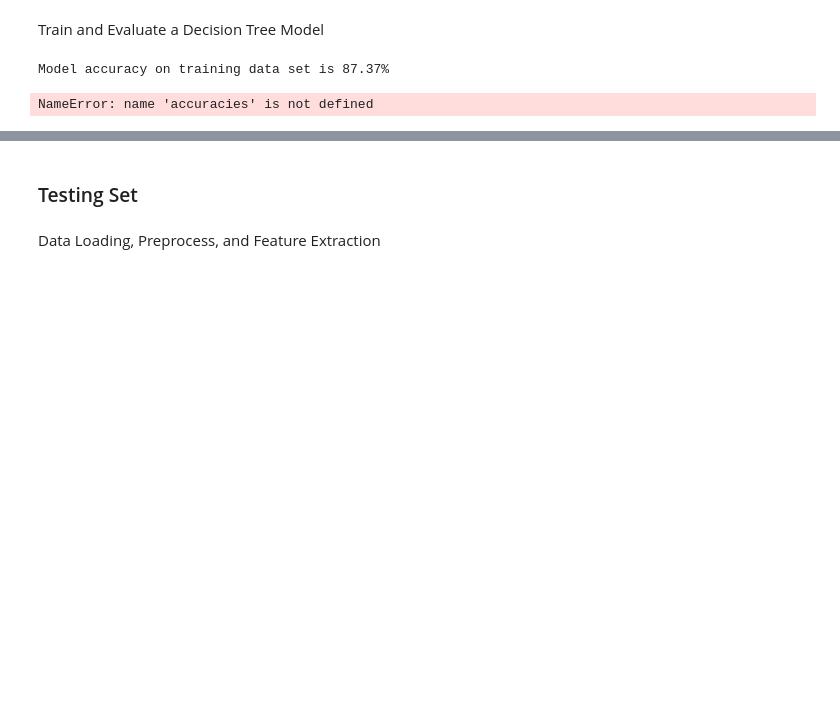
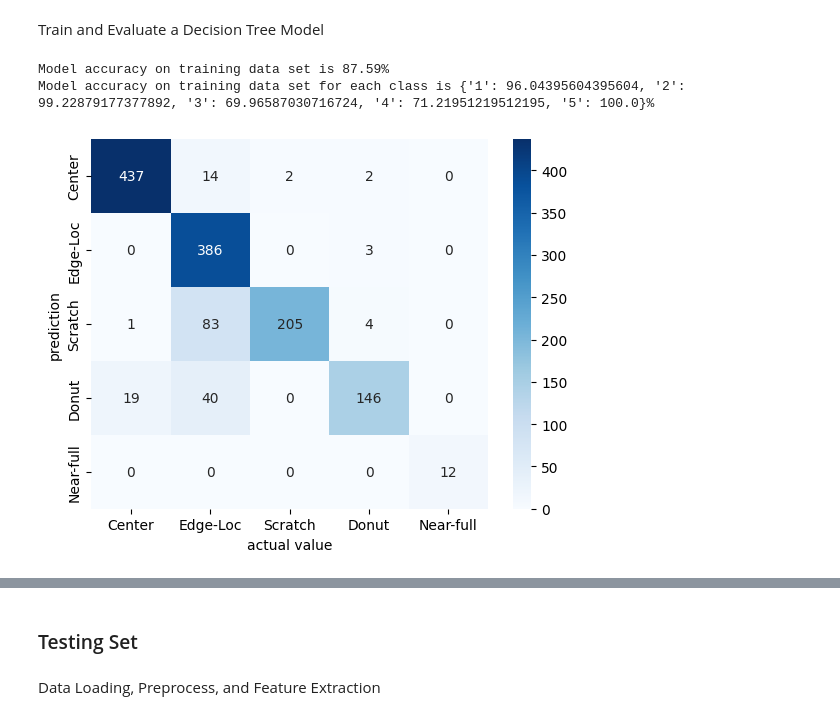
Before and after one commit to JNewman-cell/WaferMapMachineLearningClassification, a Jupyter notebook: ECE_157A_272A_F22_Homework2/ECE_157A_272A_F22_Homework2.ipynb, the cells around one changed output, grey strips where cells are left out. Saved outputs shown, nothing was run; the diff lists cells and outputs as text; code cells hidden in the pictures; blank space fills up the shorter version.

```diff
--- a/ECE_157A_272A_F22_Homework2/ECE_157A_272A_F22_Homework2.ipynb
+++ b/ECE_157A_272A_F22_Homework2/ECE_157A_272A_F22_Homework2.ipynb
@@ -512,7 +526,7 @@ def create_feature_columns(df: pd.DataFrame) -> pd.DataFrame:
     df['solidity'] = df.apply(get_solidity, axis=1)
     df['eccentricity'] = df.apply(get_eccentricity, axis=1)
     df['yieldLoss'] = df.apply(get_yield_loss, axis=1)
-    #df['edgeYieldLoss'] = df.apply(get_edge_yield_loss, axis=1)
+    df['edgeYieldLoss'] = df.apply(get_edge_yield_loss, axis=1)
 
     return df
 # %%
@@ -528,7 +542,8 @@ prepare the dataset for training models
 # CODE HERE
 selected_features = ['areaRatio',
                      'maxDistFromCenter', 'minDistFromCenter', 'perimeterRatio',
-                     'majorAxisRatio', 'minorAxisRatio', 'solidity', 'eccentricity', 'yieldLoss']#, 'edgeYieldLoss']
+                     'majorAxisRatio', 'minorAxisRatio', 'solidity', 'eccentricity',
+                     'yieldLoss', 'edgeYieldLoss']
 x = df_train[selected_features]
 y = df_train['failureTypeInt']
 # TODO: split dataset into training and validation set
@@ -570,7 +585,7 @@ Train and Evaluate a Decision Tree Model
 # %%
 # TODO: initialize Decision Tree classifier with max tree depth of 3
 # CODE HERE
-classifier = tree.DecisionTreeClassifier(max_depth=3)
+classifier = tree.DecisionTreeClassifier(criterion='log_loss',max_depth=3, random_state=RANDOM_SEED)
 # TODO: Train the Decision Tree classifier with the training data
 # CODE HERE
 classifier = classifier.fit(x_train, y_train)
@@ -584,40 +599,50 @@ def calculate_accuracy(pred_labels: np.ndarray, true_labels: np.ndarray):
 # TODO: Implement a function that calculates the prediction acuuracy for each failure type.
 def calculate_per_class_accuracy(pred_labels: np.ndarray, true_labels: np.ndarray):
     # CODE HERE
+    accuracies = {}
+    for i in range(1,6):
+        true = 0
+        for idx, label in enumerate(true_labels):
+            if label == i:
+                if pred_labels[idx] == i:
+                    true += 1
+        accuracy = true/np.sum(true_labels == i)
+        accuracies[str(i)] = accuracy*100
     return accuracies
 # %%
 # TODO: get the predicted labels of the training data and calculate the accuracy
 # CODE HERE
 pred_train = classifier.predict(x_train)
 acc_train = calculate_accuracy(pred_train, y_train)
 print(f'Model accuracy on training data set is {acc_train:.2f}%')
 
 # TODO: calculate the accuracy for each failure type
 # CODE HERE
 accuracies_train = calculate_per_class_accuracy(pred_train, y_train)
 print(f'Model accuracy on training data set for each class is {accuracies_train}%')
 
 # TODO: get failure types string sorted by their numerical value
 tick_labels = ["Center", "Edge-Loc", "Scratch", "Donut", "Near-full"]
 
 # TODO: compute confusion matrix and assign labels parameter
-cm = confusion_matrix(y_train, pred_train, labels=tick_labels)
+cm = confusion_matrix(y_train, pred_train, labels=[1, 2, 3, 4, 5])
 
 # plot confusion matrix using heatmap
 sns.heatmap(cm, annot=True, fmt='d',
             xticklabels=tick_labels ,
             yticklabels=tick_labels,
             cmap='Blues')
 
 # TODO: provide x-axis label and y-axis label
 plt.xlabel('actual value')
 plt.ylabel('prediction')
 
 # show plot
 plt.show()
 # %% [output]
-Model accuracy on training data set is 87.37%
+Model accuracy on training data set is 87.59%
+Model accuracy on training data set for each class is {'1': 96.04395604395604, '2': 99.22879177377892, '3': 69.96587030716724, '4': 71.21951219512195, '5': 100.0}%
-NameError: name 'accuracies' is not defined
+[figure, added]
 # %%
 # TODO: get the predicted labels of the validation data and calculate the accuracy
 # CODE HERE
```
Also changed, not shown: parts of 8 cells of this notebook, 12 other files.
